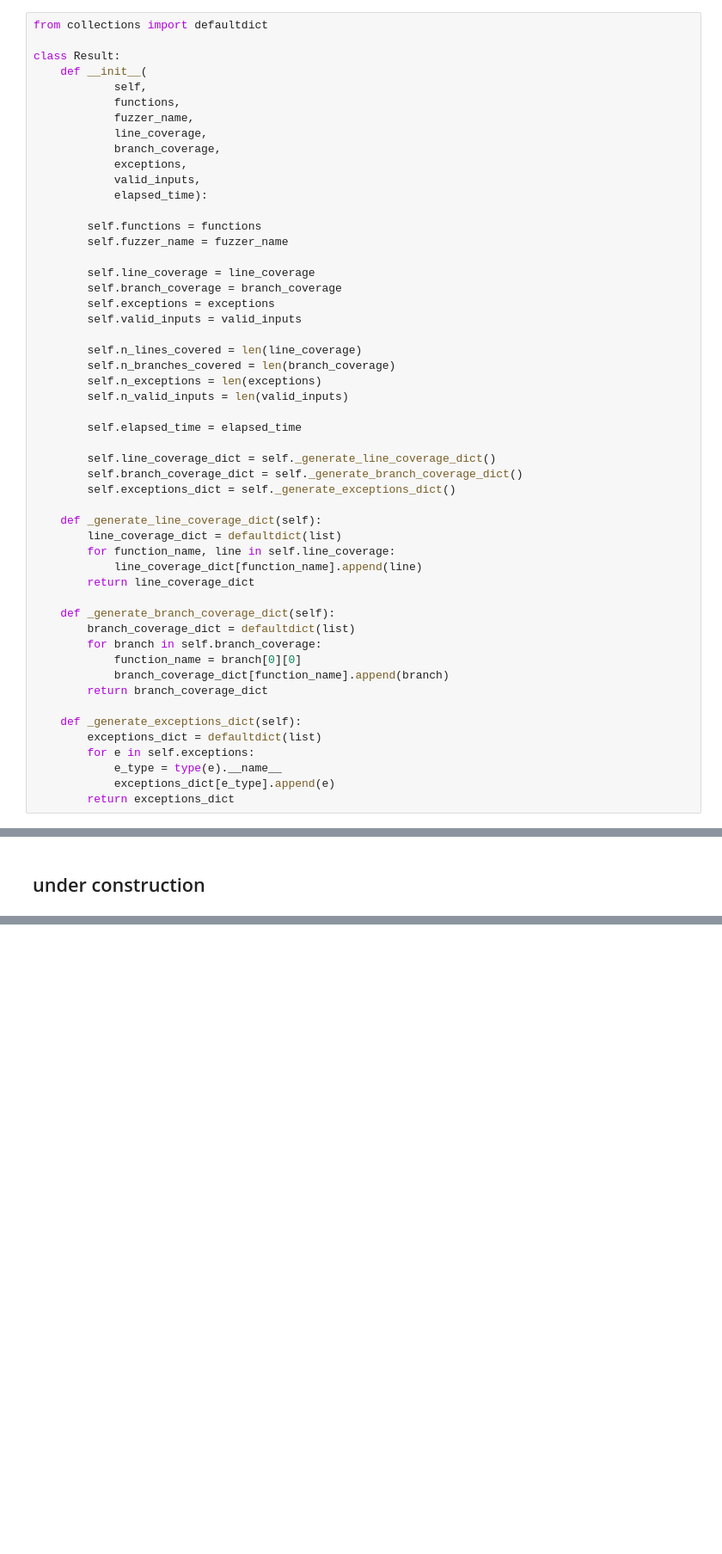
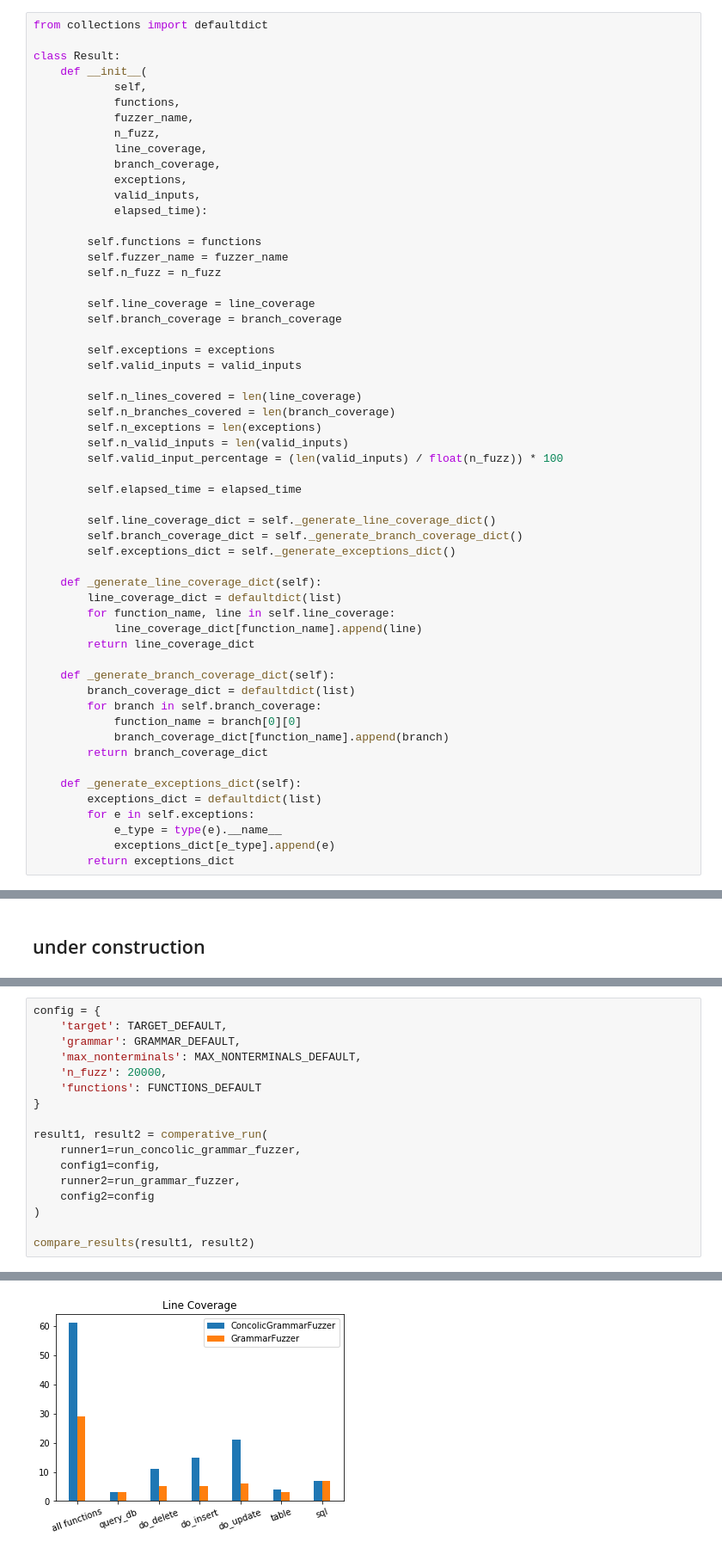
Before and after one commit to morellic/fuzzingbook, a Jupyter notebook: notebooks/Evaluation_ConcolicGrammarFuzzer.ipynb, the cells around one changed output, grey strips where cells are left out. Shown at 86% size. Cells and saved outputs as stored; diff of their text form; blank space fills up the shorter version.

```diff
--- a/notebooks/Evaluation_ConcolicGrammarFuzzer.ipynb
+++ b/notebooks/Evaluation_ConcolicGrammarFuzzer.ipynb
@@ -121,6 +195,7 @@ class Result:
             self,
             functions,
             fuzzer_name,
+            n_fuzz,
             line_coverage,
             branch_coverage,
             exceptions,
@@ -129,9 +204,11 @@ class Result:
 
         self.functions = functions
         self.fuzzer_name = fuzzer_name
+        self.n_fuzz = n_fuzz
 
         self.line_coverage = line_coverage
         self.branch_coverage = branch_coverage
+
         self.exceptions = exceptions
         self.valid_inputs = valid_inputs
 
@@ -139,6 +216,7 @@ class Result:
         self.n_branches_covered = len(branch_coverage)
         self.n_exceptions = len(exceptions)
         self.n_valid_inputs = len(valid_inputs)
+        self.valid_input_percentage = (len(valid_inputs) / float(n_fuzz)) * 100
 
         self.elapsed_time = elapsed_time
 
@@ -495,3 +687,21 @@ def run_fuzzer(fuzzer_class, fuzzer_config, target, functions, n_fuzz):
                           n=n_fuzz)
 
     return result
+# %%
+config = {
+    'target': TARGET_DEFAULT,
+    'grammar': GRAMMAR_DEFAULT,
+    'max_nonterminals': MAX_NONTERMINALS_DEFAULT,
+    'n_fuzz': 20000,
+    'functions': FUNCTIONS_DEFAULT
+}
+
+result1, result2 = comperative_run(
+    runner1=run_concolic_grammar_fuzzer,
+    config1=config,
+    runner2=run_grammar_fuzzer,
+    config2=config
+)
+
+compare_results(result1, result2)
+# %% [output]
@@ -497,0 +721 @@ def run_fuzzer(fuzzer_class, fuzzer_config, target, functions, n_fuzz):
+[figure, added]
```
Also changed, not shown: parts of 34 cells of this notebook.
